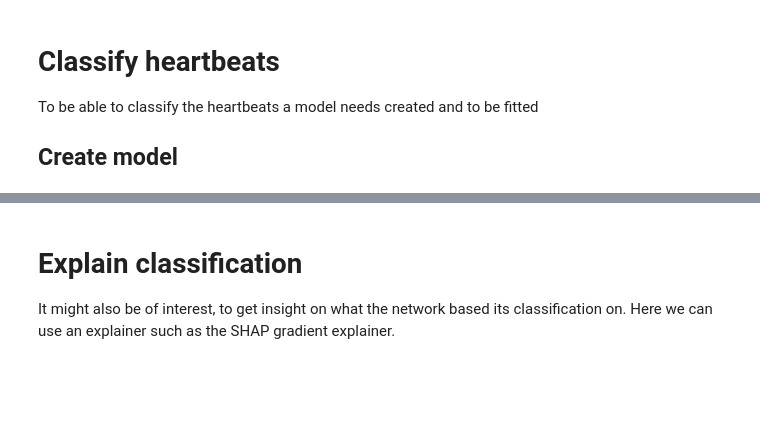
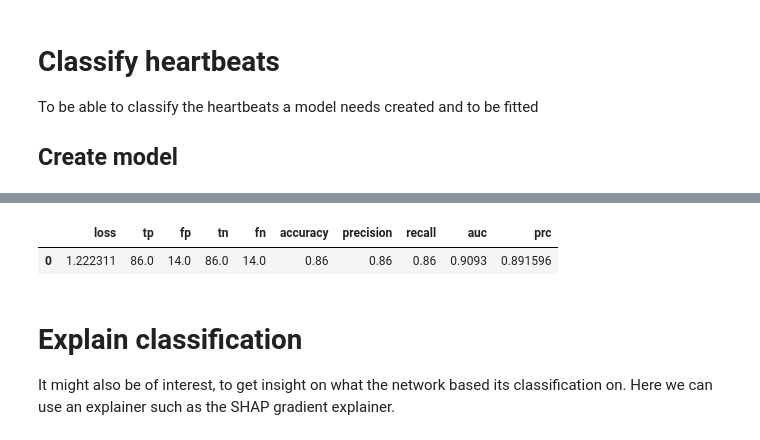
Before and after one commit to cobermai/rfstudies, a Jupyter notebook: notebooks/ECG200_modeling.ipynb, the cells around one changed output, grey strips where cells are left out. Drawn from its saved outputs; the diff is of its cells as text; code cells hidden in the pictures; blank space fills up the shorter version.

```diff
--- a/notebooks/ECG200_modeling.ipynb
+++ b/notebooks/ECG200_modeling.ipynb
@@ -52,3 +55,6 @@ plt.show()
+# %%
+from src.utils.dataset_creator import da_to_numpy_for_ml
+train_numpy, valid_numpy, test_numpy = da_to_numpy_for_ml(train, valid, test)
 # %% [markdown]
 # Classify heartbeats
 To be able to classify the heartbeats a model needs created and to be fitted
@@ -102,0 +102,5 @@ pd.DataFrame.from_dict(results, orient='index').T
+# %%
+# eval classifier
+results = clf.model.evaluate(x=test_numpy.X, y=test_numpy.y, return_dict=True)
+pd.DataFrame.from_dict(results, orient='index').T
+# %% [output]
@@ -103,3 +108,5 @@ pd.DataFrame.from_dict(results, orient='index').T
+|  | loss | tp | fp | tn | fn | accuracy | precision | recall | auc | prc |
+| 0 | 1.222311 | 86.0 | 14.0 | 86.0 | 14.0 | 0.86 | 0.86 | 0.86 | 0.9093 | 0.891596 |
 # %% [markdown]
 # Explain classification
 It might also be of interest, to get insight on what the network based its classification on.
```
Also changed, not shown: parts of 20 cells of this notebook, 1 other file.
